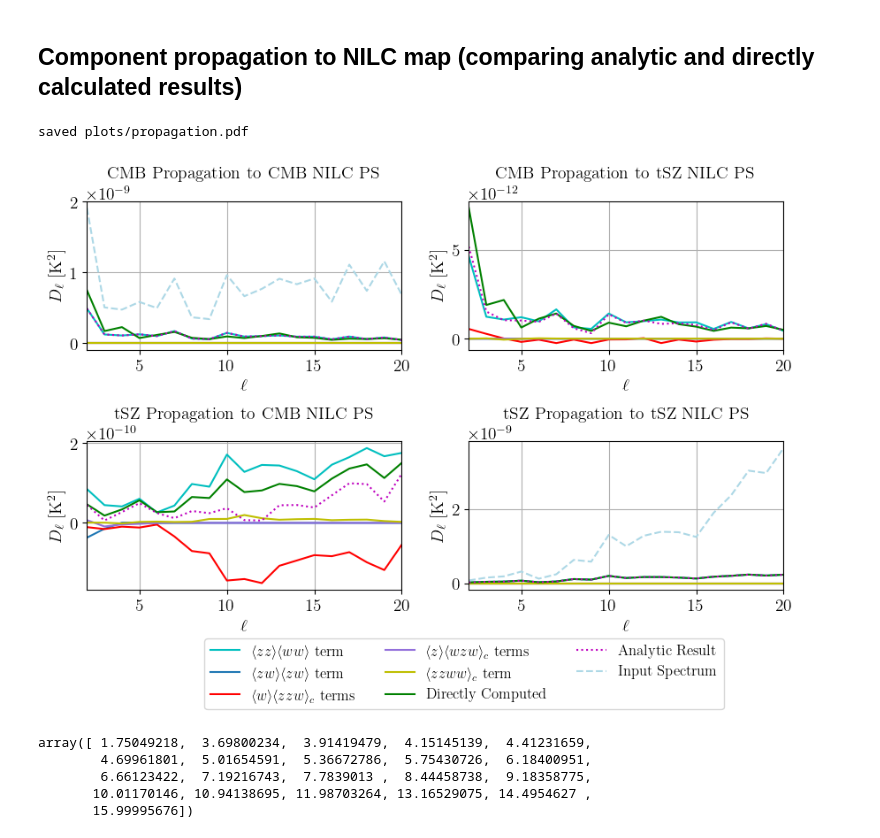
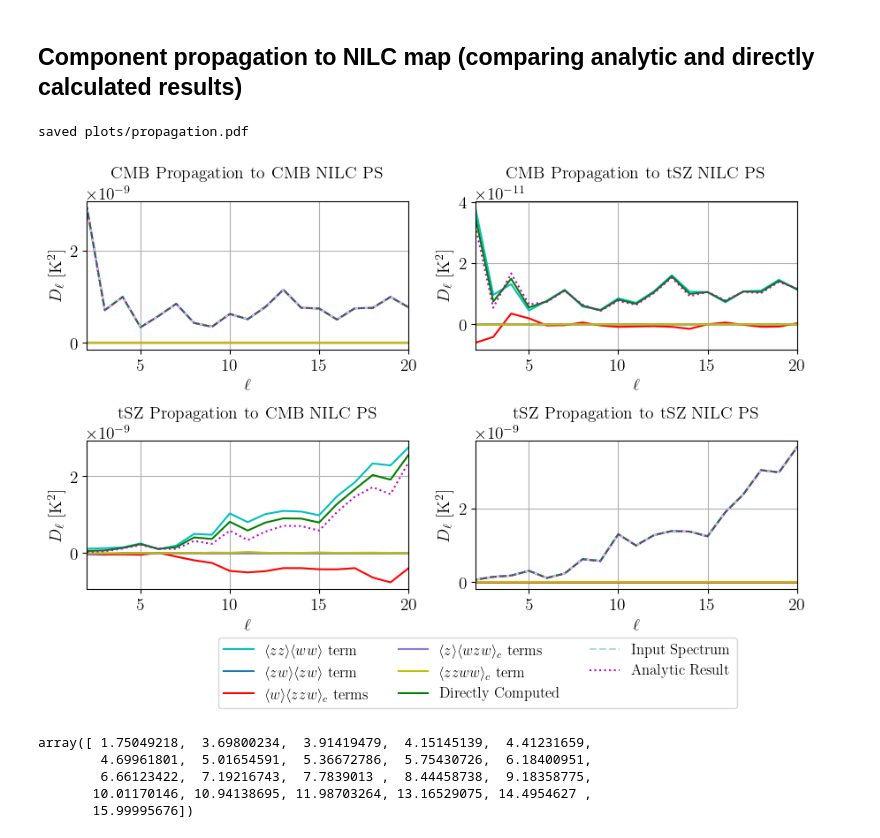
Before and after one commit to kmsurrao/NILC-Inference-Pipeline, a Jupyter notebook: notebooks/Plotting Examples.ipynb, the cells around one changed output. Saved outputs shown, nothing was run; the diff lists cells and outputs as text; code cells hidden in the pictures.

```diff
--- a/notebooks/Plotting Examples.ipynb
+++ b/notebooks/Plotting Examples.ipynb
@@ -179,38 +235,38 @@ for z, prop_comp in enumerate(comps):
         remastered_terms = Clpq[p,p,z]
         analytic = np.sum(remastered_terms, axis=0)
         aa_ww_term, aw_aw_term, w_aaw_term, a_waw_term, aaww_term = remastered_terms
         plt.plot(ells[start:], (ells*(ells+1)*aa_ww_term/(2*np.pi))[start:], label=r'$\langle zz \rangle \langle ww \rangle$ term', color='c')
         plt.plot(ells[start:], (ells*(ells+1)*aw_aw_term/(2*np.pi))[start:], label=r'$\langle zw \rangle \langle zw \rangle$ term')
         plt.plot(ells[start:], (ells*(ells+1)*w_aaw_term/(2*np.pi))[start:], label=r'$\langle w \rangle \langle zzw \rangle_c$ terms', color='r')
         plt.plot(ells[start:], (ells*(ells+1)*a_waw_term/(2*np.pi))[start:], label=r'$\langle z \rangle \langle wzw \rangle_c$ terms', color='mediumpurple')
         plt.plot(ells[start:], (ells*(ells+1)*aaww_term/(2*np.pi))[start:], label=r'$\langle zzww \rangle_c$ term', color='y')
         plt.plot(ells[start:], (ells*(ells+1)*direct/(2*np.pi))[start:], label='Directly Computed', color='g')
+        if ax==0:
+            plt.plot(ells[start:], (ells*(ells+1)*cmb_cl/(2*np.pi))[start:], label='Input Spectrum', linestyle='dashed', color='lightblue')
+        elif ax==3:
+            plt.plot(ells[start:], (ells*(ells+1)*tsz_cl/(2*np.pi))[start:], label='Input Spectrum', linestyle='dashed', color='lightblue')
         plt.plot(ells[start:], (ells*(ells+1)*analytic/(2*np.pi))[start:], label='Analytic Result', linestyle='dotted', color='m')
-        if ax==0:
-            plt.plot(ells[start:], (ells*(ells+1)*Clzz[0]/(2*np.pi))[start:], label='Input Spectrum', linestyle='dashed', color='lightblue')
-        elif ax==3:
-            plt.plot(ells[start:], (ells*(ells+1)*Clzz[1]/(2*np.pi))[start:], label='Input Spectrum', linestyle='dashed', color='lightblue')
         plt.xlabel(r'$\ell$')
         plt.ylabel(r'$D_\ell$ $[\mathrm{K}^2]$')
         plt.grid()
         plt.xlim(2,inp.ellmax)
 #         plt.title(f'{comps[z]} Propagation to \n{comps[p]} NILC Power Spectrum', fontsize=14)
         plt.title(f'{comps[z]} Propagation to {comps[p]} NILC PS', fontsize=14)
         ax += 1
 handles, labels = axs[0].get_legend_handles_labels()
 fig.legend(handles, labels, fontsize=12, bbox_to_anchor=(0.9, 0.04), ncol=3)
 plt.tight_layout()
 fig = plt.gcf()
 fig.subplots_adjust(top=0.85)
 
 if save_dir:
     plt.savefig(f'{save_dir}/propagation.pdf', bbox_inches='tight')
     print(f'saved {save_dir}/propagation.pdf')
 
 plt.rcParams.update({'font.size':20})
 # %% [output]
 saved plots/propagation.pdf
-[figure, old version]
+[figure, new version]
 # %%
 tsz_cl/np.sum(Clpq[1,1,1], axis=0)
 # %% [output]
```
Also changed, not shown: parts of 3 cells of this notebook, 3 other files.
